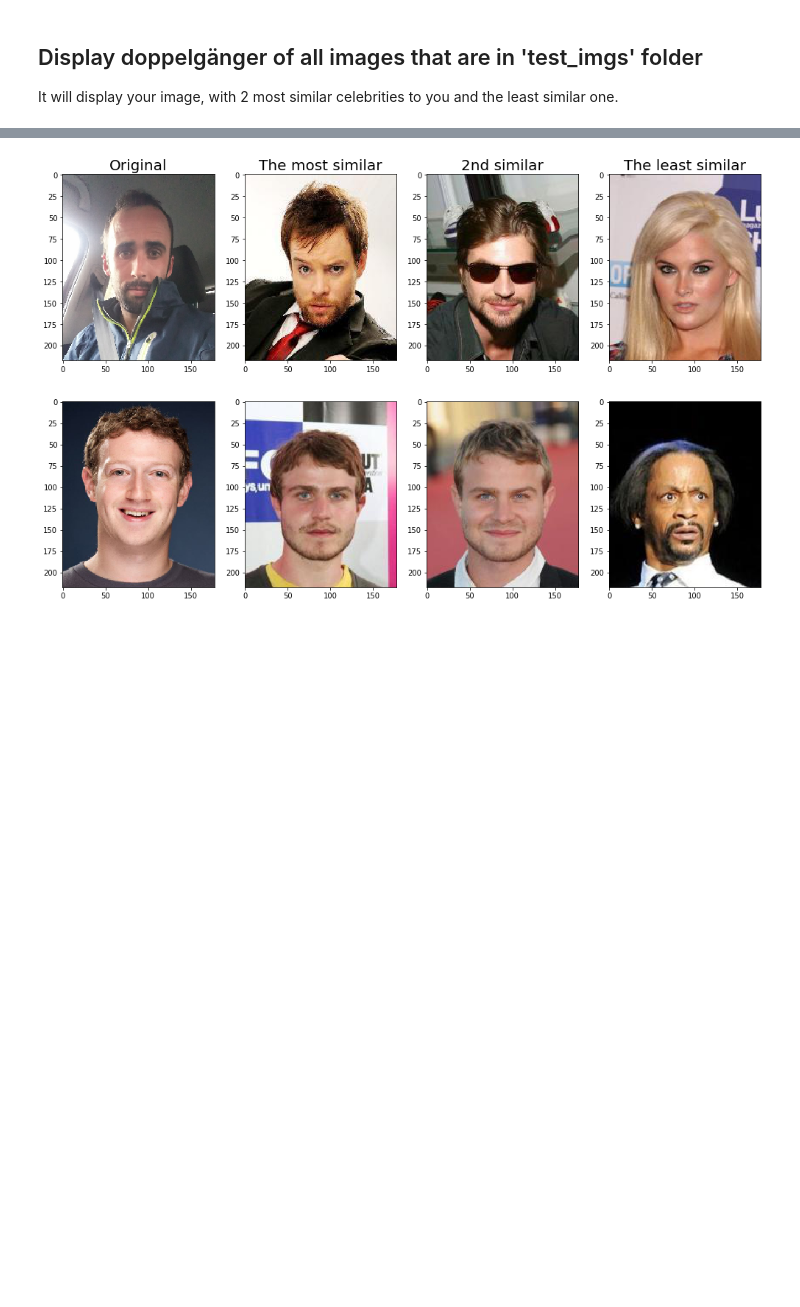
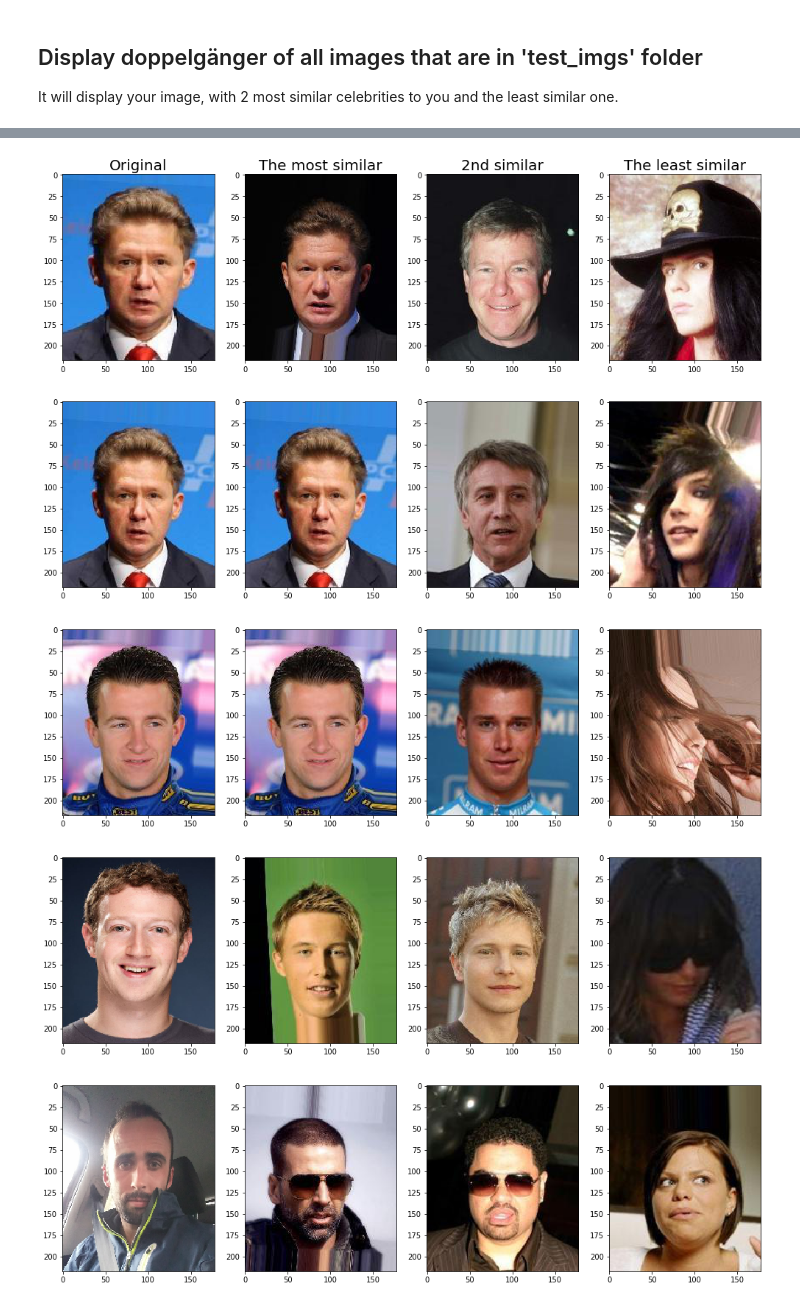
Before and after one commit to Golbstein/keras-face-recognition, a Jupyter notebook: 3. Testing your image - who's your doppelgänger.ipynb, the cells around one changed output, grey strips where cells are left out. Cells and saved outputs as stored; diff of their text form; code cells hidden in the pictures; blank space fills up the shorter version.

```diff
--- a/3. Testing your image - who's your doppelgänger.ipynb
+++ b/3. Testing your image - who's your doppelgänger.ipynb
@@ -42,4 +5,0 @@ Using TensorFlow backend.
-# %%
-densenet = DenseNet121(include_top=False, weights='imagenet', input_shape=(218, 178, 3))
-x = GlobalAveragePooling2D()(densenet.output)
-test_model = Model(densenet.input, embedded_model(x))
@@ -46,17 +41,31 @@ test_model = Model(densenet.input, embedded_model(x))
+# %%
+if os.path.isfile('emb_celebrities.npy'):
+    embeddings = np.load('emb_celebrities.npy')
+else:
+    img_files = df_all['image'].values
+    embeddings = np.zeros((len(img_files), 128))
+    for i, file in enumerate(tqdm(df_all['image'].values)):
+        img = plt.imread(PATH + 'img_align_celeba/{}'.format(file))
+        img = preprocess_input(img)
+        preds = infer_model.predict(img[None])[0]
+        embeddings[i] = preds
+    np.save('emb_celebrities.npy', embeddings)
 # %% [markdown]
 ## Display doppelgänger of all images that are in 'test_imgs' folder
 It will display your image, with 2 most similar celebrities to you and the least similar one.
 # %%
 imgs = sorted(os.listdir('test_imgs/'))
 imgs = list(set(imgs).difference(['.ipynb_checkpoints']))
+celeb_images = df_all['image'].values
 
 for k, file in enumerate(imgs):
     img = image.load_img('test_imgs/{}'.format(file)).resize((178, 218))
-    x = image.img_to_array(img)
-    x = np.expand_dims(x, axis=0)
+    img = image.img_to_array(img).astype('uint8')
+
+    x = np.expand_dims(img, axis=0)
     x = preprocess_input(x)
-    pred = test_model.predict(x)
-    res = -np.matmul(preds, pred.T)
+    pred = infer_model.predict(x)
+    res = -np.matmul(embeddings, pred.T)
     sorted_similar = np.argsort(res, axis=0)
     plt.figure(figsize=(17,10))
     if not(k):
@@ -71,11 +80,11 @@ for k, file in enumerate(imgs):
     plt.subplot(1,4,1)
     plt.imshow(img)
     for i, s in enumerate(sorted_similar[:2]):
-        img = image.load_img(PATH + 'img_align_celeba/{}'.format(celeb_data['image'].values[s][0]))
+        img = image.load_img(PATH + 'img_align_celeba/{}'.format(celeb_images[s][0]))
         x = image.img_to_array(img)
         plt.subplot(1,4,i+2)
         plt.imshow(x.astype('uint8'))
-    img = image.load_img(PATH + 'img_align_celeba/{}'.format(celeb_data['image'].values[sorted_similar[-1]][0]))
+    img = image.load_img(PATH + 'img_align_celeba/{}'.format(celeb_images[sorted_similar[-1]][0]))
     x = image.img_to_array(img)
     plt.subplot(1,4,4)
     plt.imshow(x.astype('uint8'))
@@ -85,2 +92,5 @@ Adding an axes using the same arguments as a previous axes currently reuses the
-[figure, old version]
+[figure, new version]
-[figure, old version]
+[figure, new version]
+[figure, added]
+[figure, added]
+[figure, added]
```
Also changed, not shown: parts of 5 cells of this notebook.
